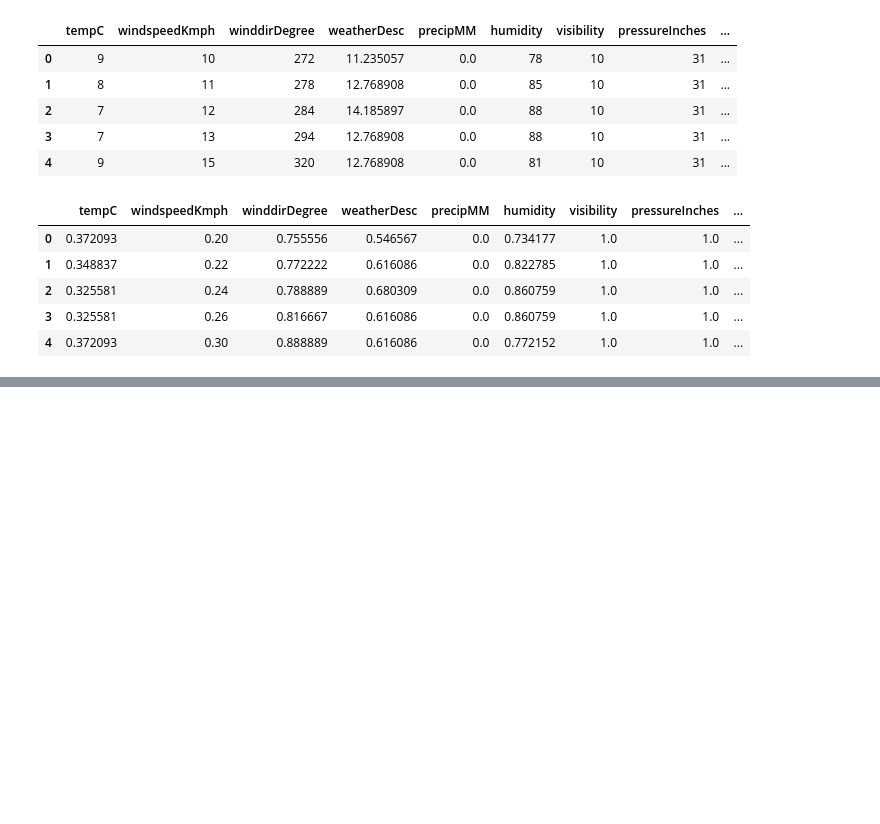
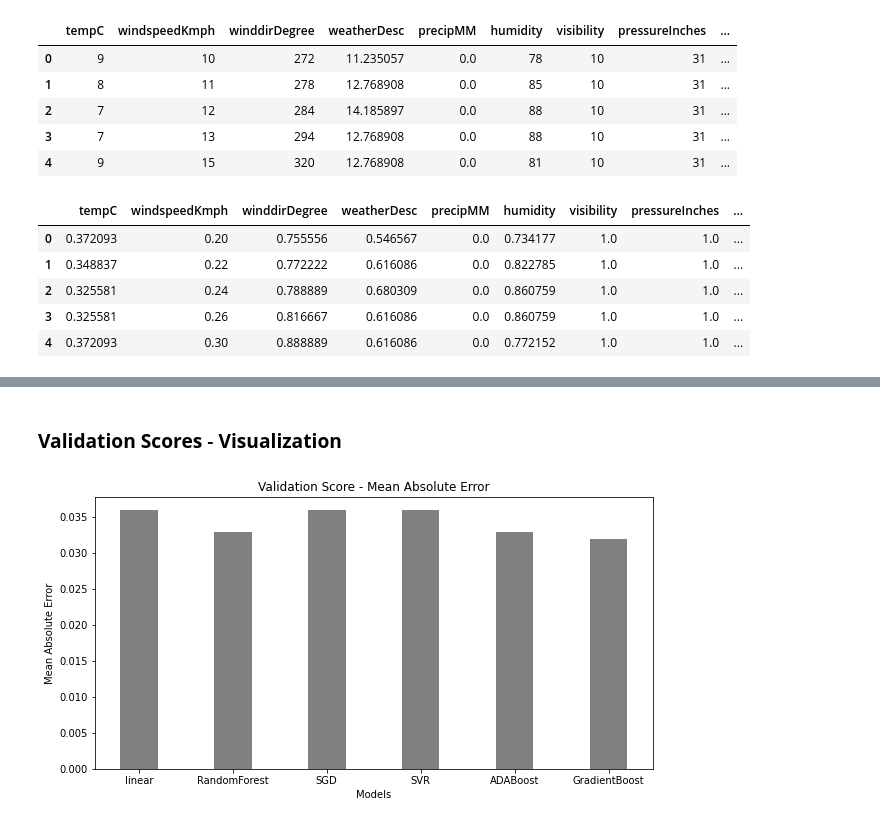
Before and after one commit to pravallika-1305/WISE_ML, a Jupyter notebook: TempForecasting.ipynb, the cells around one changed output, grey strips where cells are left out. Cells and saved outputs as stored; diff of their text form; code cells hidden in the pictures; blank space fills up the shorter version.

```diff
--- a/TempForecasting.ipynb
+++ b/TempForecasting.ipynb
@@ -379,0 +694,17 @@ print(r2)
+# %% [markdown]
+### **Validation** **Scores** - **Visualization**
+# %%
+MAE_val = {'linear':0.036, 'RandomForest': 0.033,'SGD': 0.036,'SVR': 0.036,'ADABoost': 0.033,'GradientBoost': 0.032}
+R2_val = {'linear':0.882,'RandomForest':0.899,'SGD':0.876,'SVR':0.881,'ADABoost':0.987,'GradientBoost':0.987}
+MSE_val = {'linear':0.002,'RandomForest':0.002,'SGD':0.002,'SVR':0.002,'ADABoost':0.002,'GradientBoost':0.002}
+
+models = list(MAE_val.keys())
+values = list(MAE_val.values())
+fig = plt.figure(figsize = (10, 5))
+plt.bar(models, values, color ='grey', width = 0.4)
+plt.xlabel("Models")
+plt.ylabel("Mean Absolute Error")
+plt.title("Validation Score - Mean Absolute Error")
+plt.show()
+# %% [output]
+[figure, added]
```
Also changed, not shown: parts of 87 cells of this notebook.
